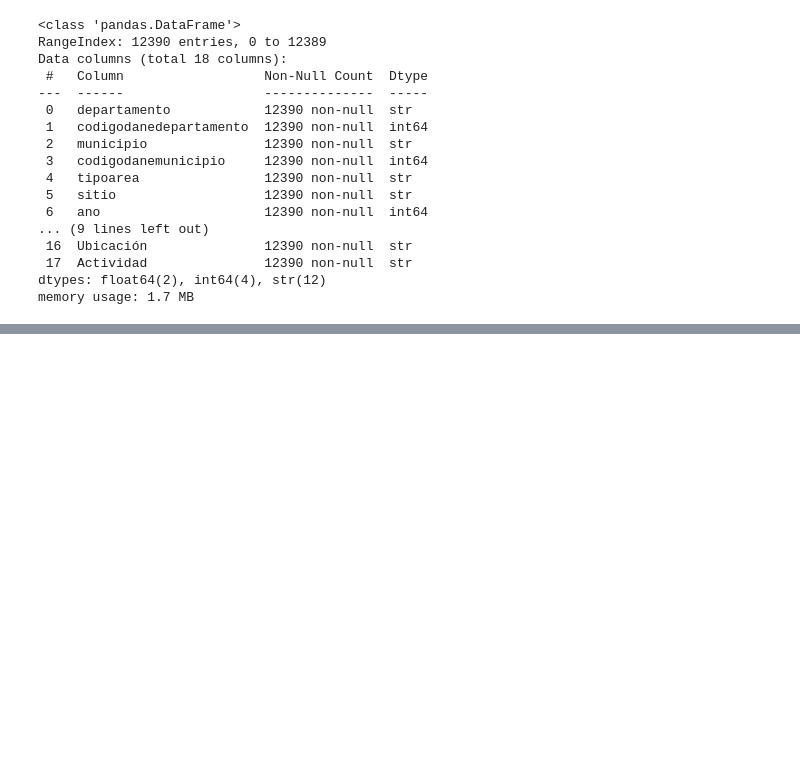
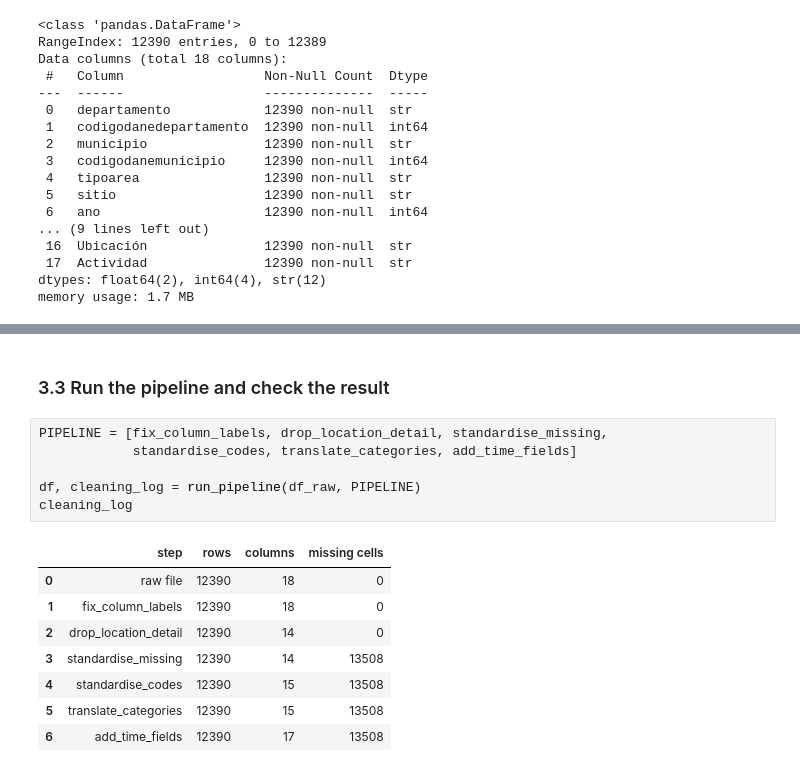
Before and after one commit to travisrcarlson/ai-programming-foundations-project, a Jupyter notebook: data_workflow.ipynb, the cells around one changed output, grey strips where cells are left out. Drawn from its saved outputs; the diff is of its cells as text; blank space fills up the shorter version.

```diff
--- a/data_workflow.ipynb
+++ b/data_workflow.ipynb
@@ -124,0 +348,17 @@ memory usage: 1.7 MB
+# %% [markdown]
+### 3.3 Run the pipeline and check the result
+# %%
+PIPELINE = [fix_column_labels, drop_location_detail, standardise_missing,
+            standardise_codes, translate_categories, add_time_fields]
+
+df, cleaning_log = run_pipeline(df_raw, PIPELINE)
+cleaning_log
+# %% [output]
+|  | step | rows | columns | missing cells |
+| 0 | raw file | 12390 | 18 | 0 |
+| 1 | fix_column_labels | 12390 | 18 | 0 |
+| 2 | drop_location_detail | 12390 | 14 | 0 |
+| 3 | standardise_missing | 12390 | 14 | 13508 |
+| 4 | standardise_codes | 12390 | 15 | 13508 |
+| 5 | translate_categories | 12390 | 15 | 13508 |
+| 6 | add_time_fields | 12390 | 17 | 13508 |
```
Also changed, not shown: parts of 9 cells of this notebook, 1 other file.
